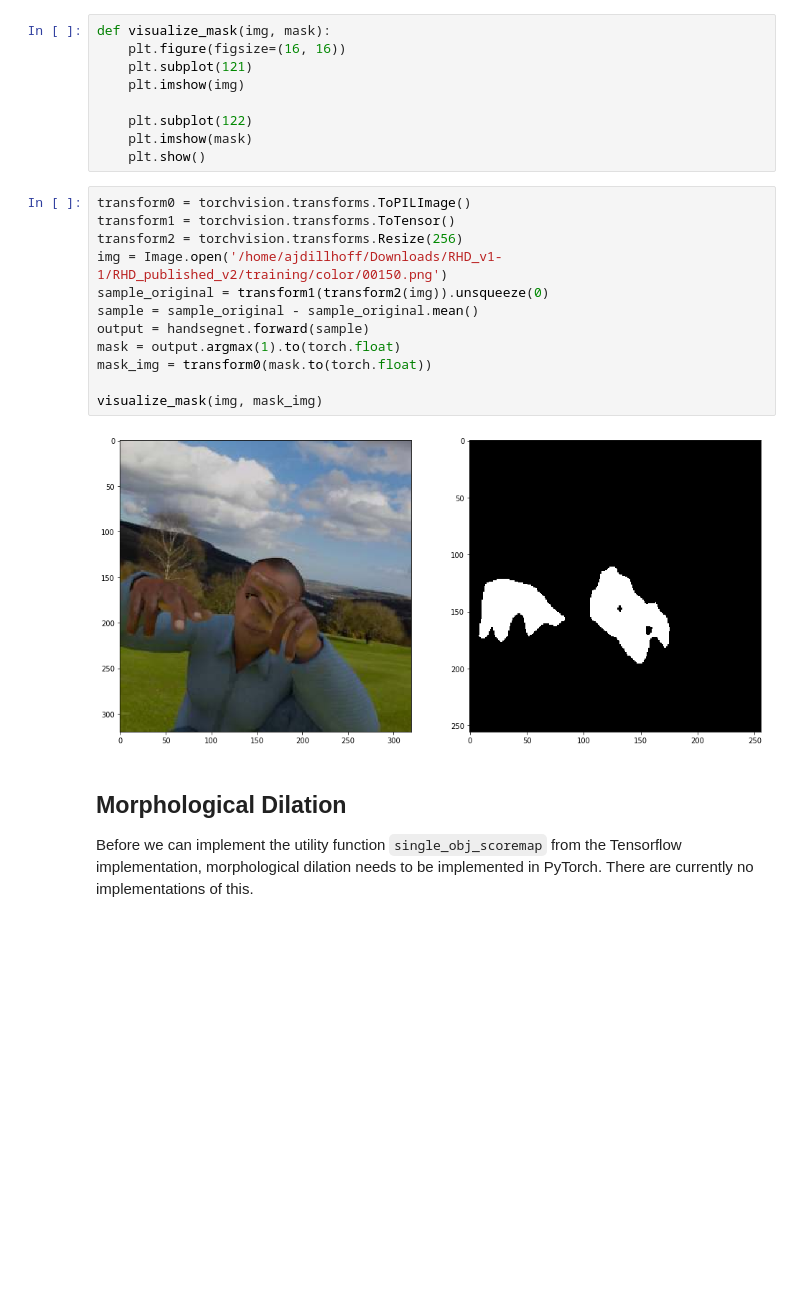
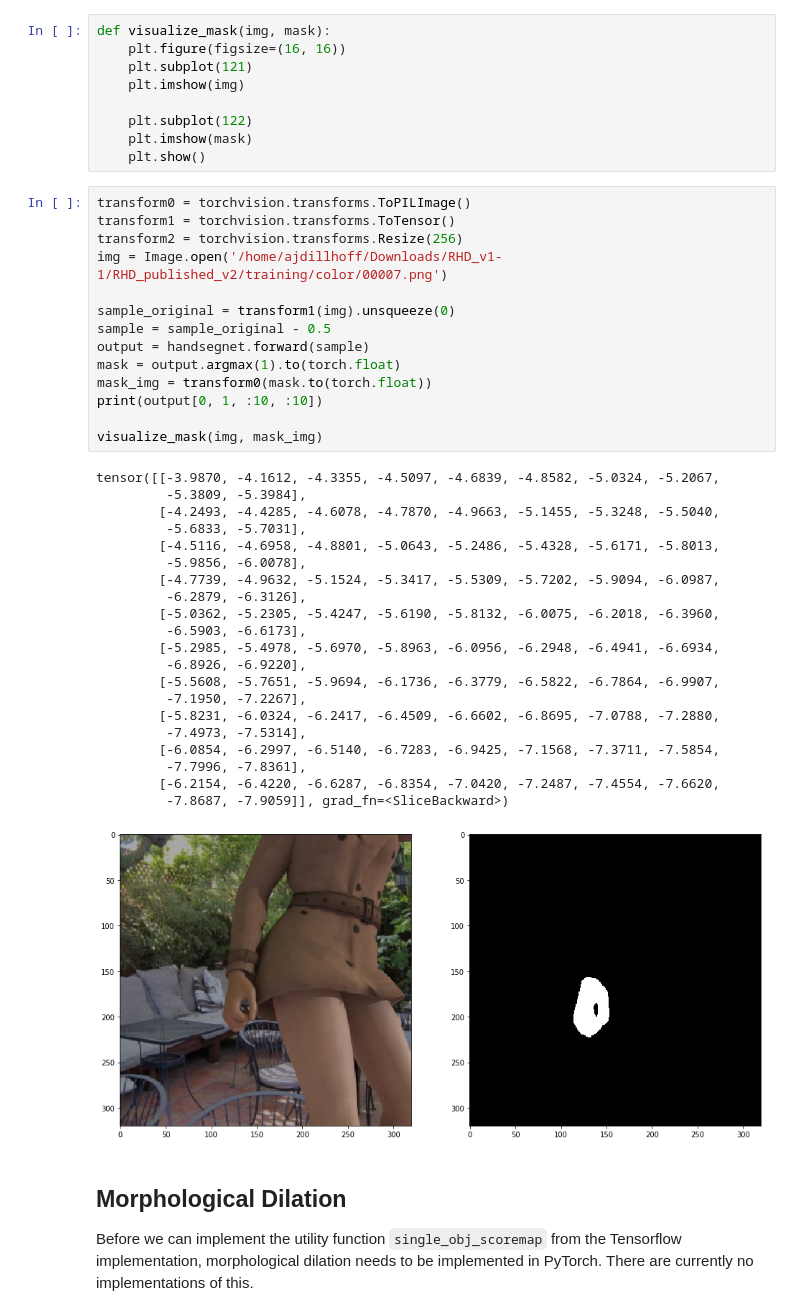
Before and after one commit to ajdillhoff/colorhandpose3d-pytorch, a Jupyter notebook: notebooks/handsegnet_demo.ipynb, the cells around one changed output. Cells and saved outputs as stored; diff of their text form; blank space fills up the shorter version.

```diff
--- a/notebooks/handsegnet_demo.ipynb
+++ b/notebooks/handsegnet_demo.ipynb
@@ -72,17 +78,39 @@ def visualize_mask(img, mask):
 # %%
 transform0 = torchvision.transforms.ToPILImage()
 transform1 = torchvision.transforms.ToTensor()
 transform2 = torchvision.transforms.Resize(256)
-img = Image.open('/home/ajdillhoff/Downloads/RHD_v1-1/RHD_published_v2/training/color/00150.png')
-sample_original = transform1(transform2(img)).unsqueeze(0)
-sample = sample_original - sample_original.mean()
+img = Image.open('/home/ajdillhoff/Downloads/RHD_v1-1/RHD_published_v2/training/color/00007.png')
+
+sample_original = transform1(img).unsqueeze(0)
+sample = sample_original - 0.5
 output = handsegnet.forward(sample)
 mask = output.argmax(1).to(torch.float)
 mask_img = transform0(mask.to(torch.float))
+print(output[0, 1, :10, :10])
 
 visualize_mask(img, mask_img)
 # %% [output]
+tensor([[-3.9870, -4.1612, -4.3355, -4.5097, -4.6839, -4.8582, -5.0324, -5.2067,
+         -5.3809, -5.3984],
+        [-4.2493, -4.4285, -4.6078, -4.7870, -4.9663, -5.1455, -5.3248, -5.5040,
+         -5.6833, -5.7031],
+        [-4.5116, -4.6958, -4.8801, -5.0643, -5.2486, -5.4328, -5.6171, -5.8013,
+         -5.9856, -6.0078],
+        [-4.7739, -4.9632, -5.1524, -5.3417, -5.5309, -5.7202, -5.9094, -6.0987,
+         -6.2879, -6.3126],
+        [-5.0362, -5.2305, -5.4247, -5.6190, -5.8132, -6.0075, -6.2018, -6.3960,
+         -6.5903, -6.6173],
+        [-5.2985, -5.4978, -5.6970, -5.8963, -6.0956, -6.2948, -6.4941, -6.6934,
+         -6.8926, -6.9220],
+        [-5.5608, -5.7651, -5.9694, -6.1736, -6.3779, -6.5822, -6.7864, -6.9907,
+         -7.1950, -7.2267],
+        [-5.8231, -6.0324, -6.2417, -6.4509, -6.6602, -6.8695, -7.0788, -7.2880,
+         -7.4973, -7.5314],
+        [-6.0854, -6.2997, -6.5140, -6.7283, -6.9425, -7.1568, -7.3711, -7.5854,
+         -7.7996, -7.8361],
+        [-6.2154, -6.4220, -6.6287, -6.8354, -7.0420, -7.2487, -7.4554, -7.6620,
+         -7.8687, -7.9059]], grad_fn=<SliceBackward>)
-[figure, old version]
+[figure, new version]
 # %% [markdown]
 ## Morphological Dilation
 
```
Also changed, not shown: parts of 4 cells of this notebook, 11 other files.
